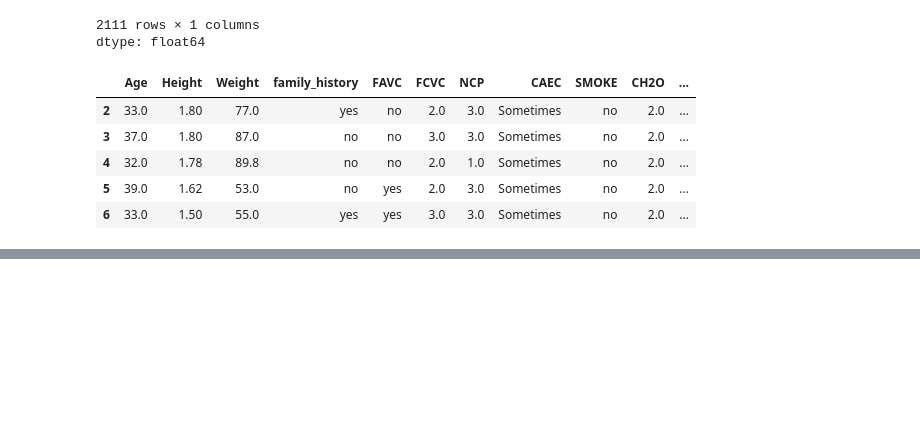
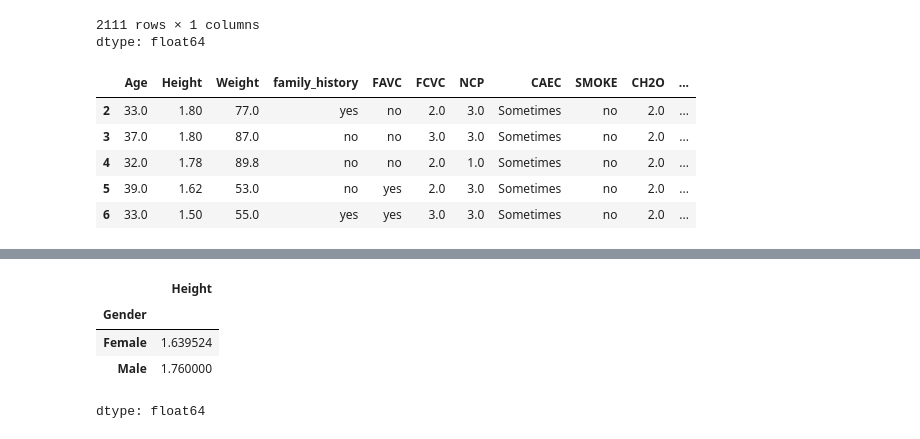
Before and after one commit to saswatisamal/PythonWithGenAI, a Jupyter notebook: pandas.ipynb, the cells around one changed output, grey strips where cells are left out. Drawn from its saved outputs; the diff is of its cells as text; code cells hidden in the pictures; blank space fills up the shorter version.

```diff
--- a/pandas.ipynb
+++ b/pandas.ipynb
@@ -244,0 +352,14 @@ obesity_data.head()
+# %%
+#aggregration operation
+
+
+obesity_data=pd.read_csv('obesity_prediction.csv')
+obesity_data.head()
+
+obesity_data.groupby('Gender')['Height'].median()
+# %% [output]
+|  | Height |
+| Gender |  |
+| Female | 1.639524 |
+| Male | 1.760000 |
+dtype: float64
```
Also changed, not shown: parts of 3 cells of this notebook.
